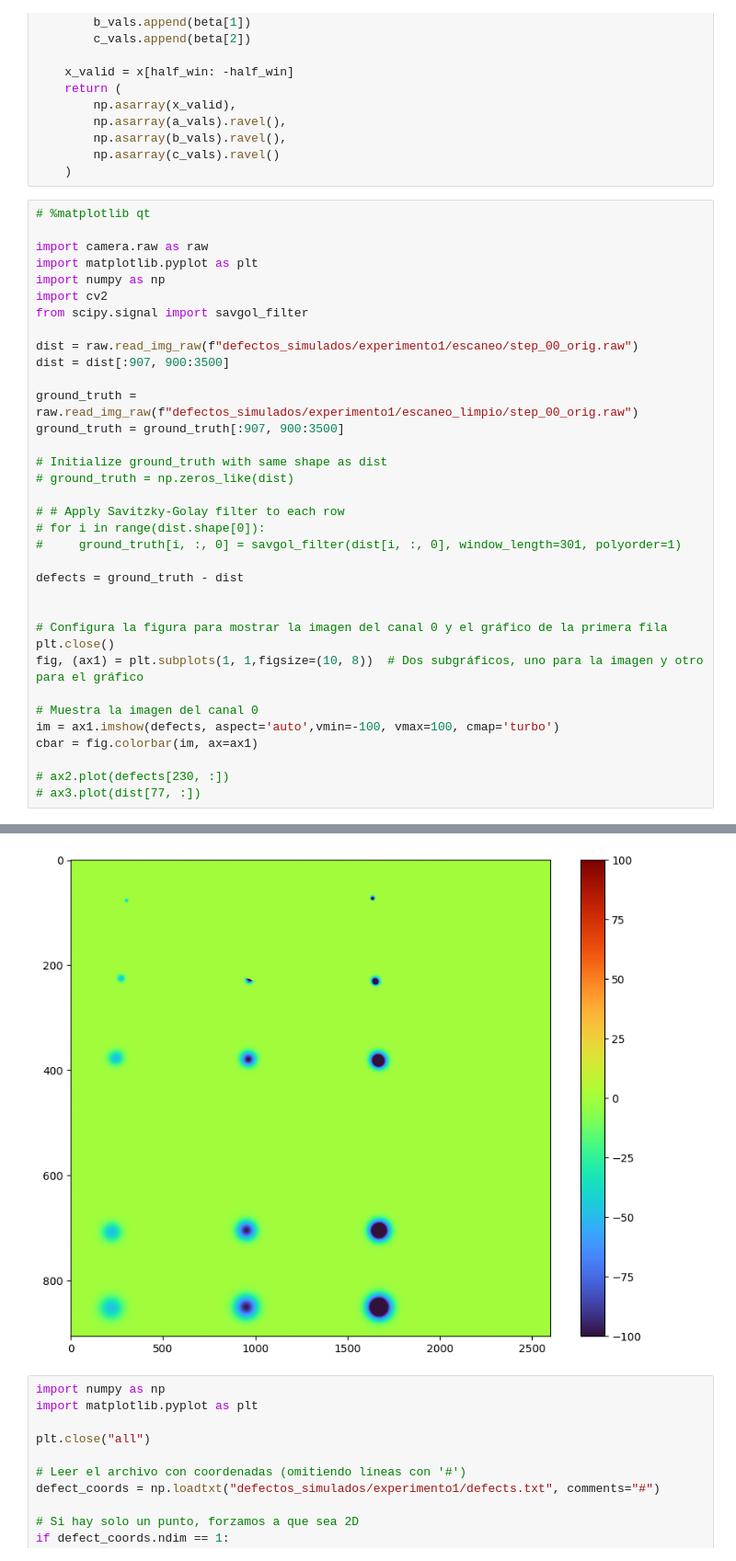
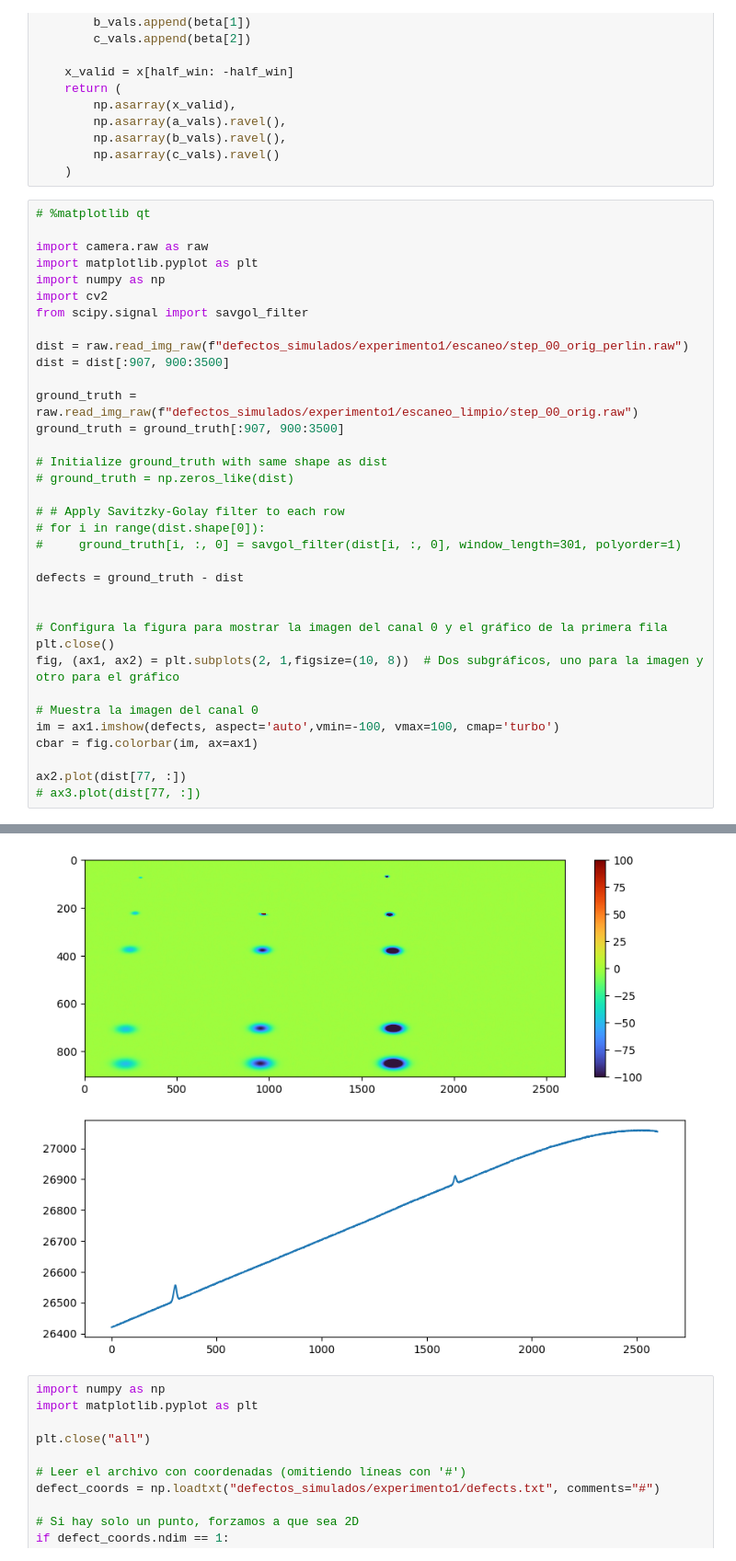
Before and after one commit to mario-musashi/filtro-sg-interpretacion-geometrica, a Jupyter notebook: sg_defectos_Simulados.ipynb, the cells around one changed output, grey strips where cells are left out. Shown at 92% size. Saved outputs shown, nothing was run; the diff lists cells and outputs as text.

Commit message:
usamos la imagen de perlin

```diff
--- a/sg_defectos_Simulados.ipynb
+++ b/sg_defectos_Simulados.ipynb
@@ -59,7 +59,7 @@ import numpy as np
 import cv2
 from scipy.signal import savgol_filter
 
-dist = raw.read_img_raw(f"defectos_simulados/experimento1/escaneo/step_00_orig.raw")
+dist = raw.read_img_raw(f"defectos_simulados/experimento1/escaneo/step_00_orig_perlin.raw")
 dist = dist[:907, 900:3500]
 
 ground_truth = raw.read_img_raw(f"defectos_simulados/experimento1/escaneo_limpio/step_00_orig.raw")
@@ -77,12 +77,12 @@ defects = ground_truth - dist
 
 # Configura la figura para mostrar la imagen del canal 0 y el gráfico de la primera fila
 plt.close()
-fig, (ax1) = plt.subplots(1, 1,figsize=(10, 8))  # Dos subgráficos, uno para la imagen y otro para el gráfico
+fig, (ax1, ax2) = plt.subplots(2, 1,figsize=(10, 8))  # Dos subgráficos, uno para la imagen y otro para el gráfico
 
 # Muestra la imagen del canal 0
 im = ax1.imshow(defects, aspect='auto',vmin=-100, vmax=100, cmap='turbo')
 cbar = fig.colorbar(im, ax=ax1)
 
-# ax2.plot(defects[230, :])
+ax2.plot(dist[77, :])
 # ax3.plot(dist[77, :])
 # %% [output]
@@ -89,4 +90,4 @@ cbar = fig.colorbar(im, ax=ax1)
-[figure, old version]
+[figure, new version]
 # %%
 import numpy as np
 import matplotlib.pyplot as plt
```
Also changed, not shown: parts of 4 cells of this notebook.
